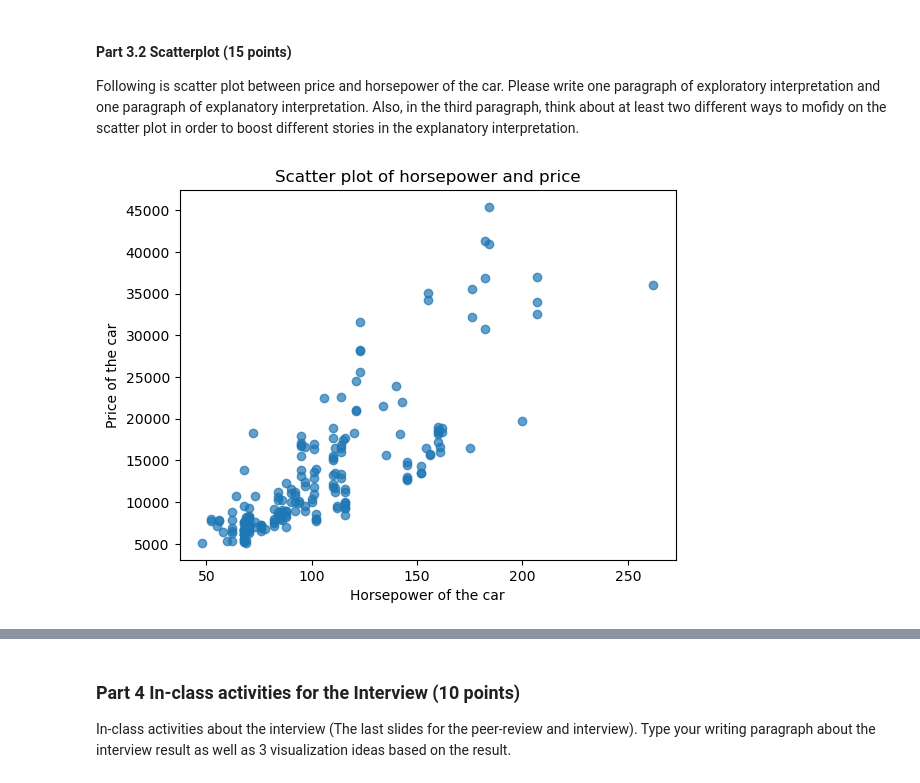
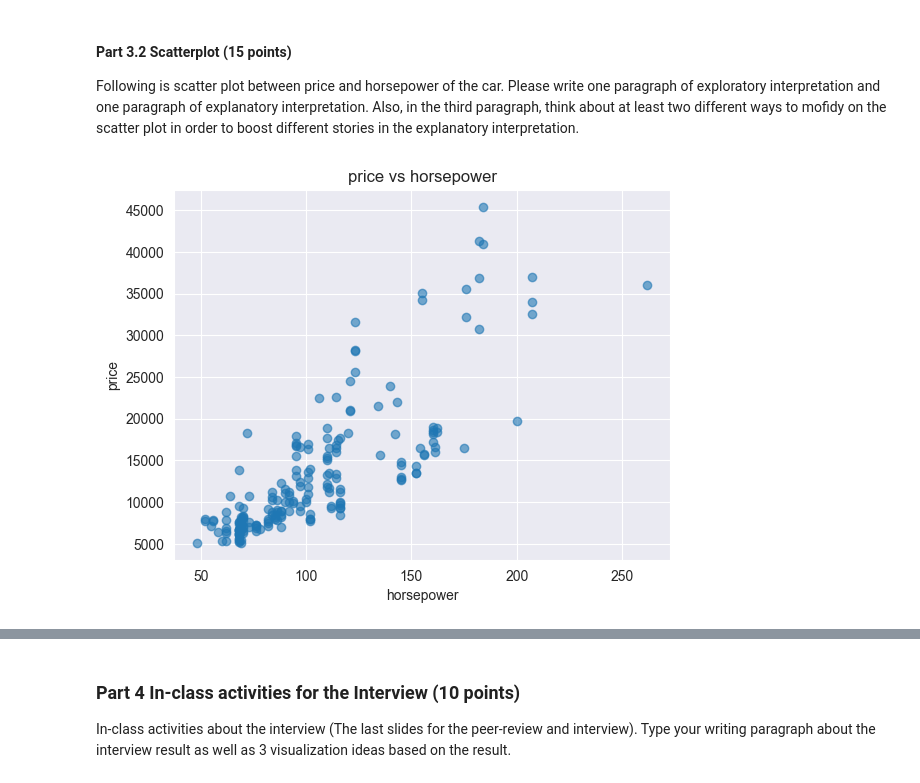
Before and after one commit to n-wible/ds4200, a Jupyter notebook: homework5/Homework5.ipynb, the cells around one changed output, grey strips where cells are left out. Cells and saved outputs as stored; diff of their text form; code cells hidden in the pictures.

```diff
--- a/homework5/Homework5.ipynb
+++ b/homework5/Homework5.ipynb
@@ -72,6 +225,16 @@ https://archive.ics.uci.edu/dataset/10/automobile
 # %%
-from ucimlrepo import fetch_ucirepo
+#from ucimlrepo import fetch_ucirepo
 
-automobile = fetch_ucirepo(id=10)
-X = automobile.data.features
-X.head()
+#automobile = fetch_ucirepo(id=10)
+#X = automobile.data.features
+#X.head()
+
+#
+# load data
+df = pd.read_csv("automobile.csv")
+df = df.replace("?", np.nan)
+
+# keep only rows with usable fields
+df["price"] = pd.to_numeric(df["price"], errors="coerce")
+df["horsepower"] = pd.to_numeric(df["horsepower"], errors="coerce")
+df = df.dropna(subset=["body-style", "price", "horsepower"])
@@ -109,14 +265,11 @@ plt.show()
 
 Following is scatter plot between price and horsepower of the car. Please write one paragraph of exploratory interpretation and one paragraph of explanatory interpretation. Also, in the third paragraph, think about at least two different ways to mofidy on the scatter plot in order to boost different stories in the explanatory interpretation.
 # %%
-plt.scatter(y = X['price'], x = X['horsepower'], alpha=0.7)
-
-# Set plot labels
-plt.xlabel('Horsepower of the car')
-plt.ylabel('Price of the car')
-plt.title('Scatter plot of horsepower and price')
-
-# Show the plot
+# scatterplot -  price vs horsepower
+plt.scatter(df["horsepower"], df["price"], alpha=0.6)
+plt.title("price vs horsepower")
+plt.xlabel("horsepower")
+plt.ylabel("price")
 plt.show()
 # %% [output]
-[figure, old version]
+[figure, new version]
```
Also changed, not shown: parts of 19 cells of this notebook, 2 other files.
